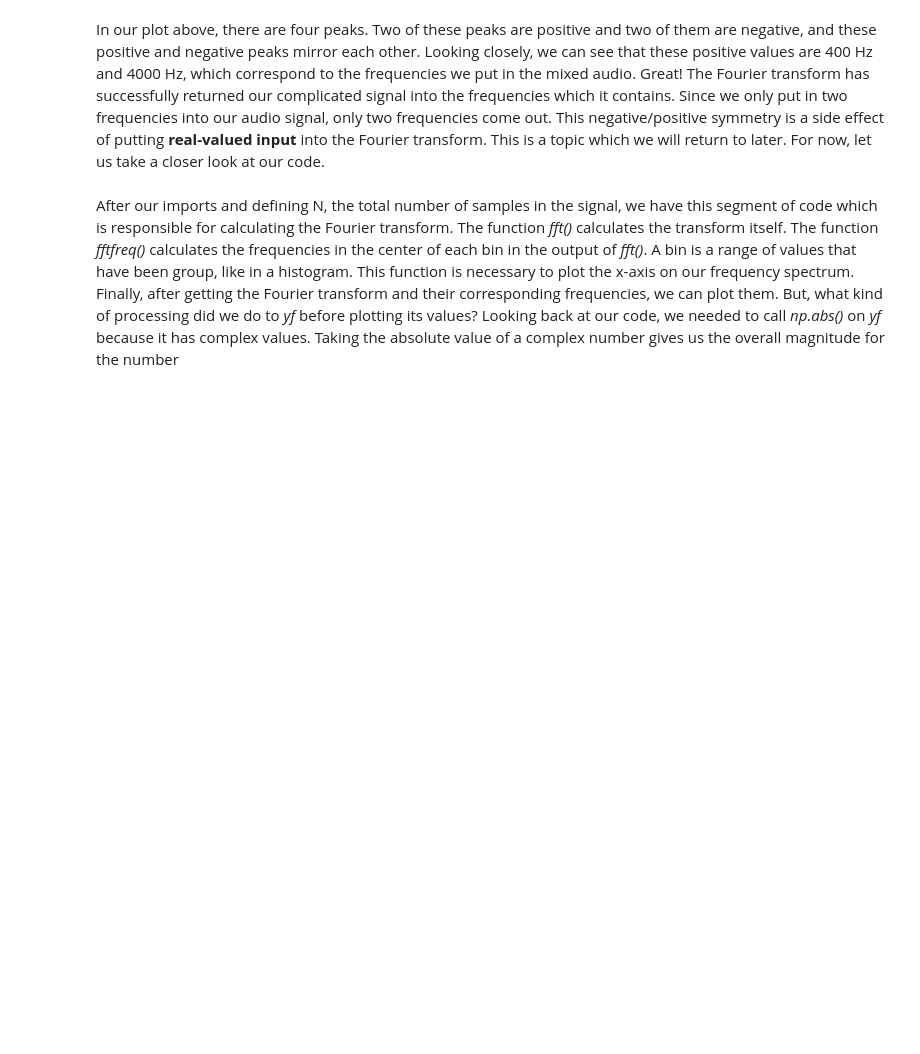
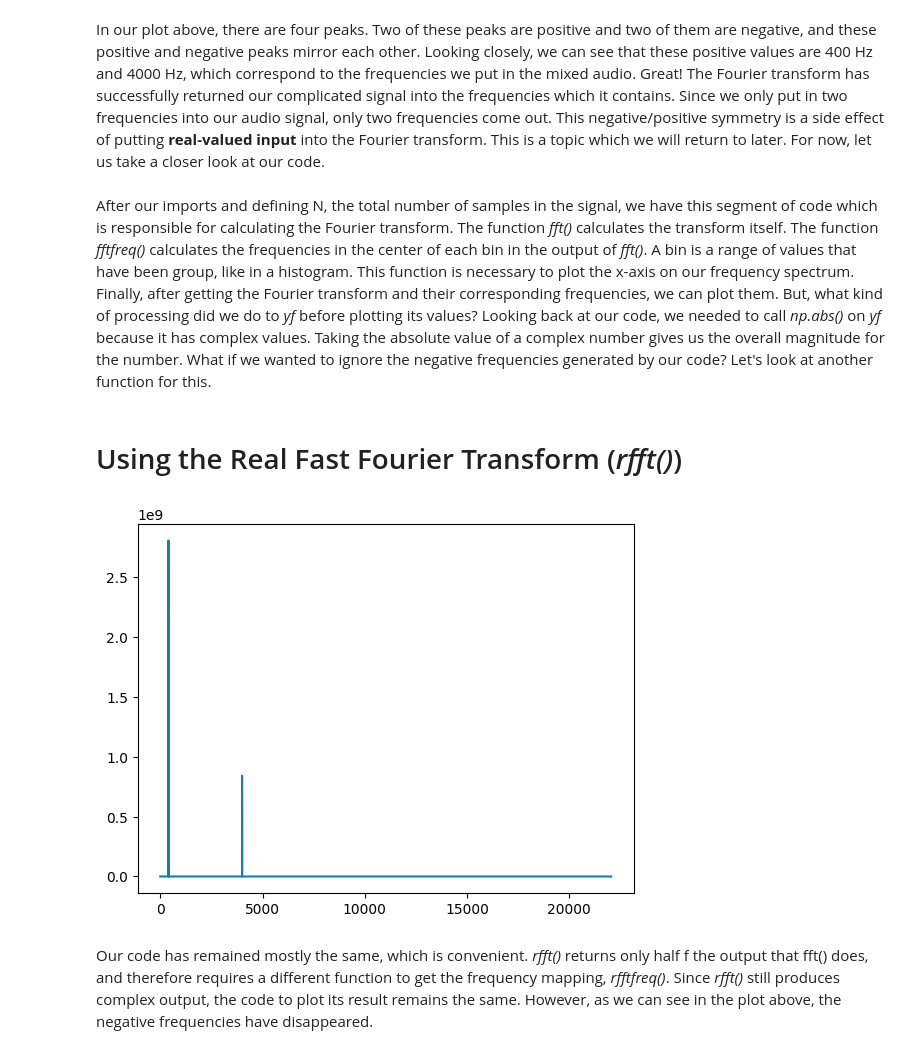
Before and after one commit to kaitlyntung/fft_tutorial, a Jupyter notebook: 02 using_fft.ipynb, the cells around one changed output. Drawn from its saved outputs; the diff is of its cells as text; code cells hidden in the pictures; blank space fills up the shorter version.

Commit message:
using rfft() codeg

```diff
--- a/02 using_fft.ipynb
+++ b/02 using_fft.ipynb
@@ -57,4 +57,19 @@ In our plot above, there are four peaks. Two of these peaks are positive and two
 yf = fft(normalized_tone)
 xf = fftfreq(N, 1 / SAMPLE_RATE)
 # %% [markdown]
-After our imports and defining N, the total number of samples in the signal, we have this segment of code which is responsible for calculating the Fourier transform. The function *fft()* calculates the transform itself. The function *fftfreq()* calculates the frequencies in the center of each bin in the output of *fft()*. A bin is a range of values that have been group, like in a histogram. This function is necessary to plot the x-axis on our frequency spectrum. Finally, after getting the Fourier transform and their corresponding frequencies, we can plot them. But, what kind of processing did we do to *yf* before plotting its values? Looking back at our code, we needed to call *np.abs()* on *yf* because it has complex values. Taking the absolute value of a complex number gives us the overall magnitude for the number
+After our imports and defining N, the total number of samples in the signal, we have this segment of code which is responsible for calculating the Fourier transform. The function *fft()* calculates the transform itself. The function *fftfreq()* calculates the frequencies in the center of each bin in the output of *fft()*. A bin is a range of values that have been group, like in a histogram. This function is necessary to plot the x-axis on our frequency spectrum. Finally, after getting the Fourier transform and their corresponding frequencies, we can plot them. But, what kind of processing did we do to *yf* before plotting its values? Looking back at our code, we needed to call *np.abs()* on *yf* because it has complex values. Taking the absolute value of a complex number gives us the overall magnitude for the number. What if we wanted to ignore the negative frequencies generated by our code? Let's look at another function for this.
+# %% [markdown]
+# Using the Real Fast Fourier Transform (*rfft()*)
+# %%
+from scipy.fft import rfft, rfftfreq
+
+# Note the extra 'r' at the front
+yf = rfft(normalized_tone)
+xf = rfftfreq(N, 1 / SAMPLE_RATE)
+
+plt.plot(xf, np.abs(yf))
+plt.show()
+# %% [output]
+[figure, added]
+# %% [markdown]
+Our code has remained mostly the same, which is convenient. *rfft()* returns only half f the output that fft() does, and therefore requires a different function to get the frequency mapping, *rfftfreq()*. Since *rfft()* still produces complex output, the code to plot its result remains the same. However, as we can see in the plot above, the negative frequencies have disappeared.
```
